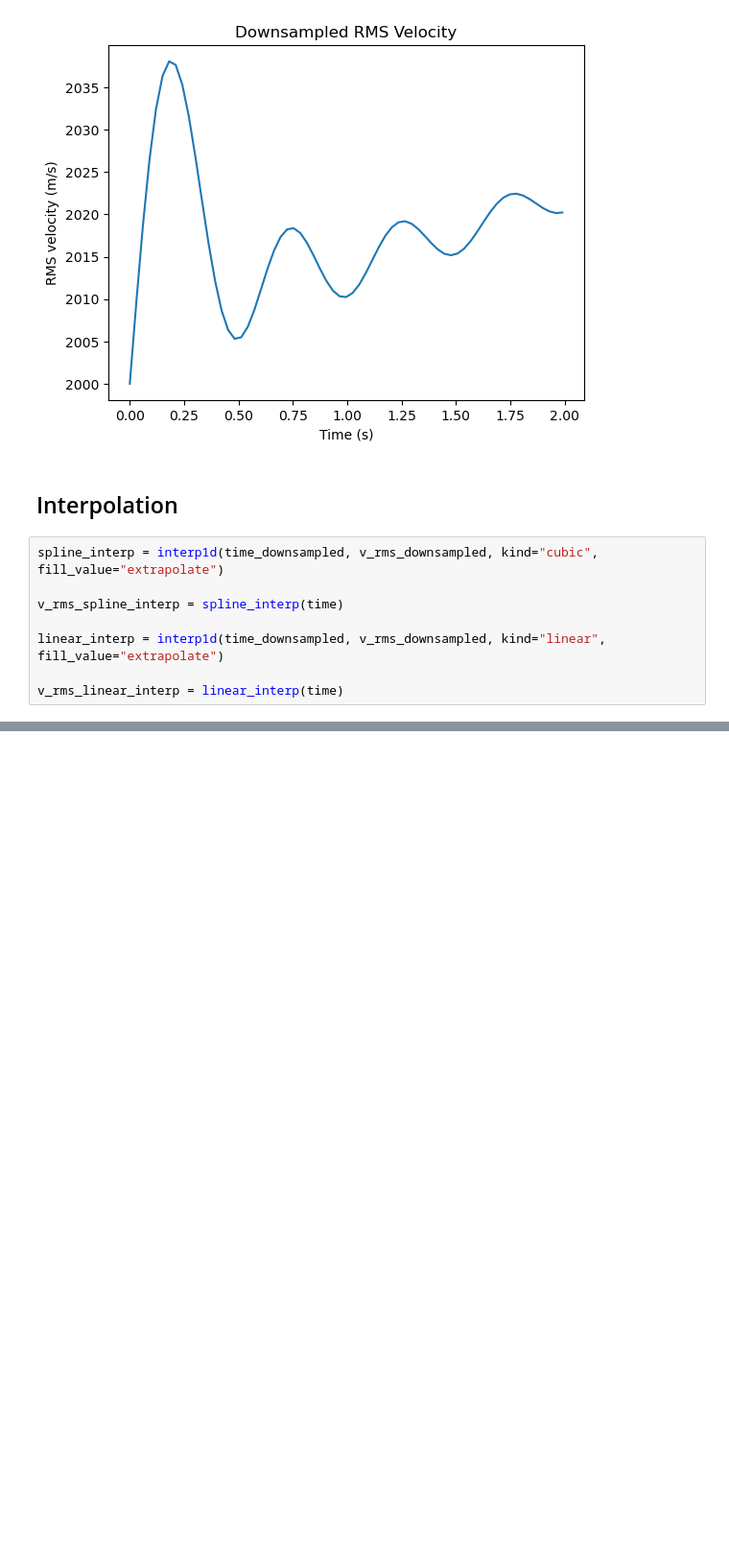
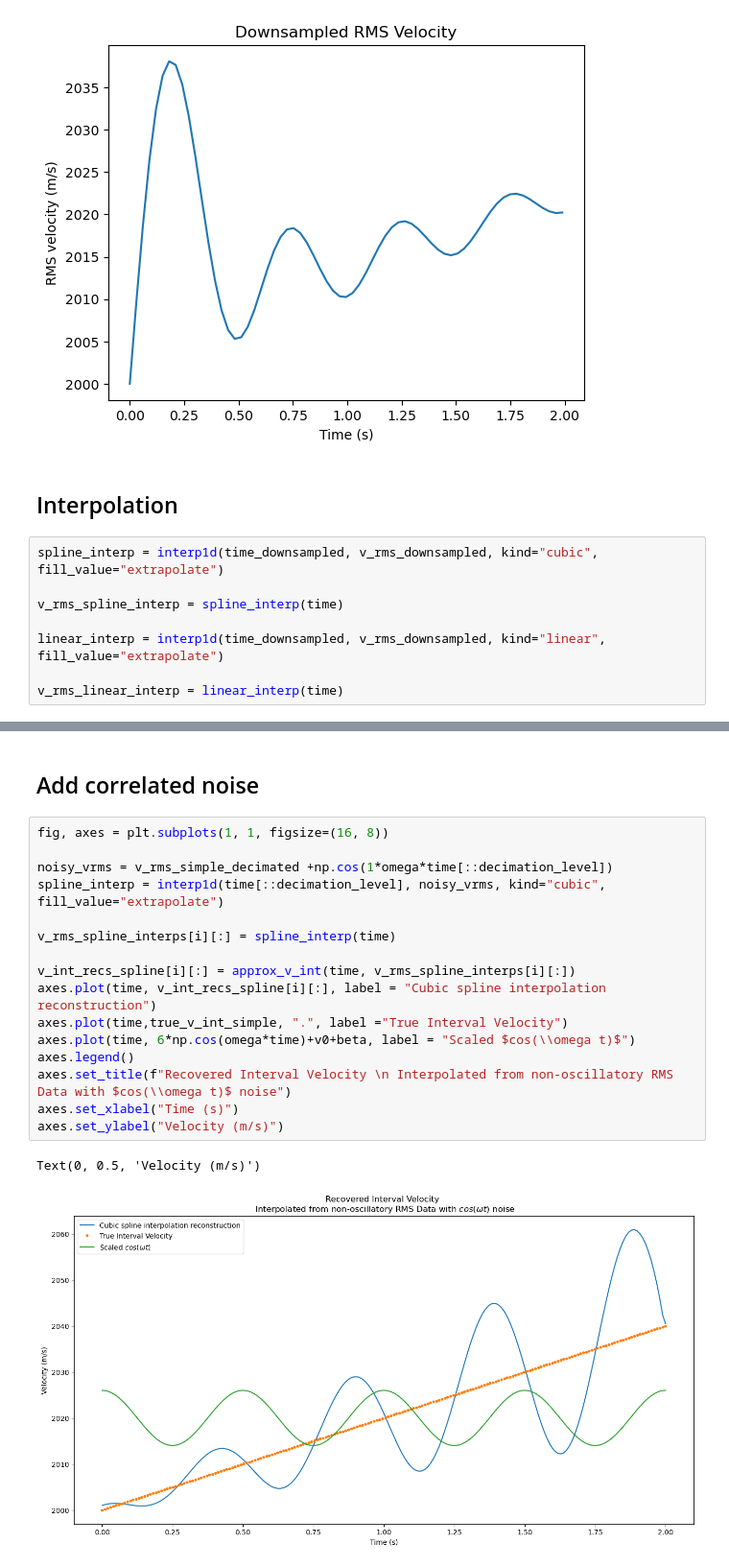
Before and after one commit to ian-ha/eosc454-a2, a Jupyter notebook: assignment2.ipynb, the cells around one changed output, grey strips where cells are left out. Shown at 96% size. Cells and saved outputs as stored; diff of their text form; blank space fills up the shorter version.

```diff
--- a/assignment2.ipynb
+++ b/assignment2.ipynb
@@ -204,0 +262,21 @@ for i, decimation_level in enumerate(decimation_levels):
+# %% [markdown]
+## Add correlated noise
+# %%
+fig, axes = plt.subplots(1, 1, figsize=(16, 8))
+
+noisy_vrms = v_rms_simple_decimated +np.cos(1*omega*time[::decimation_level])
+spline_interp = interp1d(time[::decimation_level], noisy_vrms, kind="cubic", fill_value="extrapolate")
+
+v_rms_spline_interps[i][:] = spline_interp(time)
+
+v_int_recs_spline[i][:] = approx_v_int(time, v_rms_spline_interps[i][:])
+axes.plot(time, v_int_recs_spline[i][:], label = "Cubic spline interpolation reconstruction")
+axes.plot(time,true_v_int_simple, ".", label ="True Interval Velocity")
+axes.plot(time, 6*np.cos(omega*time)+v0+beta, label = "Scaled $cos(\\omega t)$")
+axes.legend()
+axes.set_title(f"Recovered Interval Velocity \n Interpolated from non-oscillatory RMS Data with $cos(\\omega t)$ noise")
+axes.set_xlabel("Time (s)")
+axes.set_ylabel("Velocity (m/s)")
+# %% [output]
+Text(0, 0.5, 'Velocity (m/s)')
+[figure, added]
```
Also changed, not shown: parts of 6 cells of this notebook, 2 other files.
